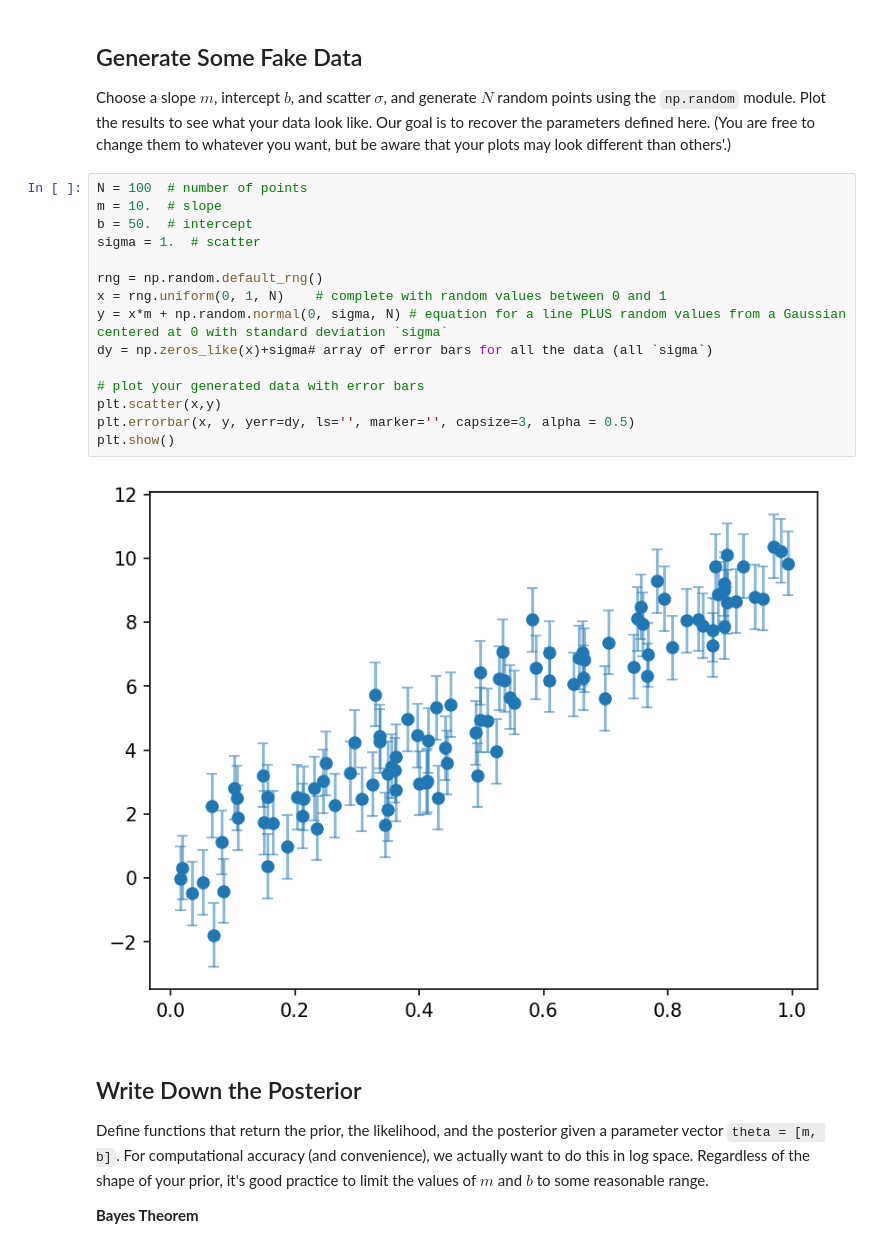
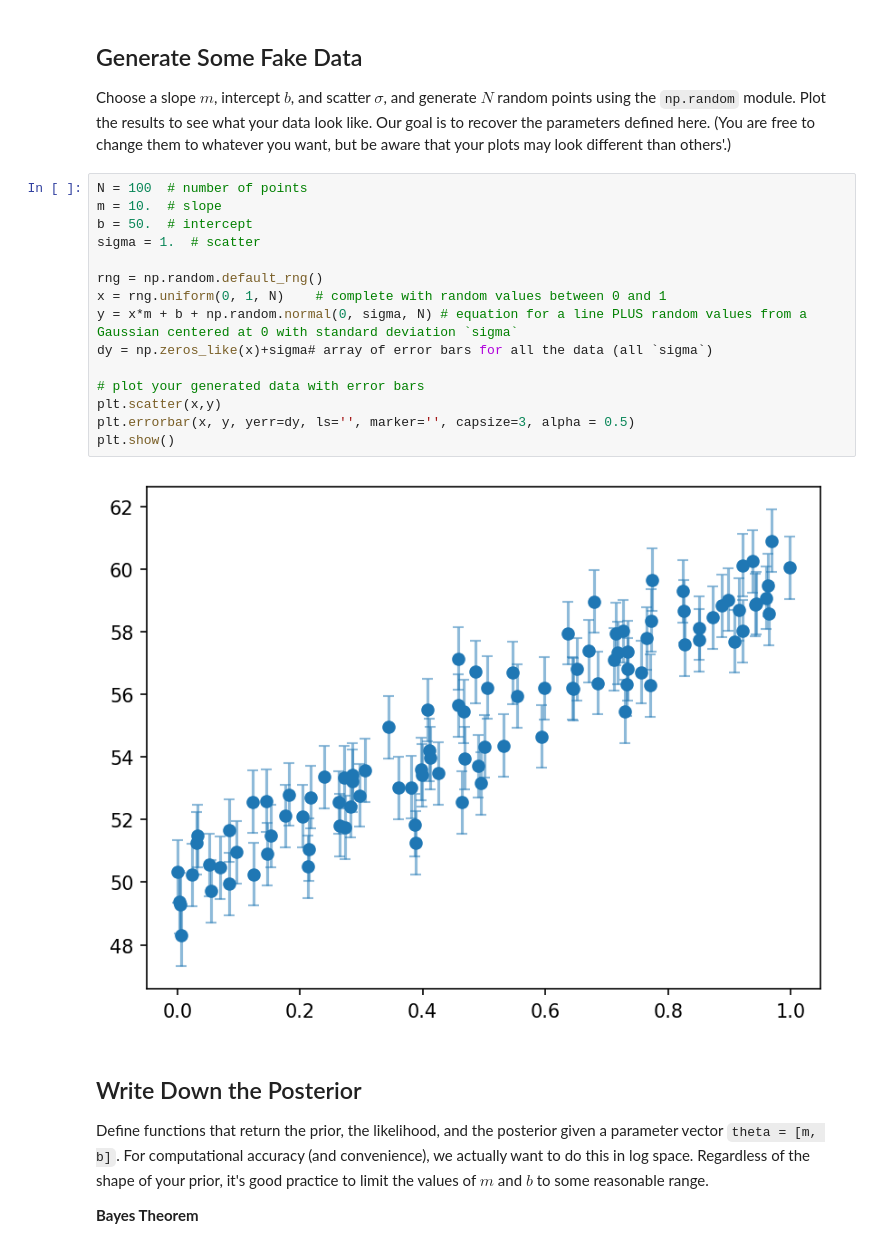
Before and after one commit to ASTR154/bayesian-statistics, a Jupyter notebook: monte_carlo_line_fitting.ipynb, the cells around one changed output. Cells and saved outputs as stored; diff of their text form.

```diff
--- a/monte_carlo_line_fitting.ipynb
+++ b/monte_carlo_line_fitting.ipynb
@@ -13,20 +13,20 @@ Choose a slope $m$, intercept $b$, and scatter $\sigma$, and generate $N$ random
 # %%
 N = 100  # number of points
 m = 10.  # slope
 b = 50.  # intercept
 sigma = 1.  # scatter
 
 rng = np.random.default_rng()
 x = rng.uniform(0, 1, N)    # complete with random values between 0 and 1
-y = x*m + np.random.normal(0, sigma, N) # equation for a line PLUS random values from a Gaussian centered at 0 with standard deviation `sigma`
+y = x*m + b + np.random.normal(0, sigma, N) # equation for a line PLUS random values from a Gaussian centered at 0 with standard deviation `sigma`
 dy = np.zeros_like(x)+sigma# array of error bars for all the data (all `sigma`)
 
 # plot your generated data with error bars
 plt.scatter(x,y)
 plt.errorbar(x, y, yerr=dy, ls='', marker='', capsize=3, alpha = 0.5)
 plt.show()
 # %% [output]
-[figure, old version]
+[figure, new version]
 # %% [markdown]
 ## Write Down the Posterior
 Define functions that return the prior, the likelihood, and the posterior given a parameter vector `theta = [m, b]`. For computational accuracy (and convenience), we actually want to do this in log space. Regardless of the shape of your prior, it's good practice to limit the values of $m$ and $b$ to some reasonable range.
```
Also changed, not shown: parts of 3 cells of this notebook, 1 other file.
